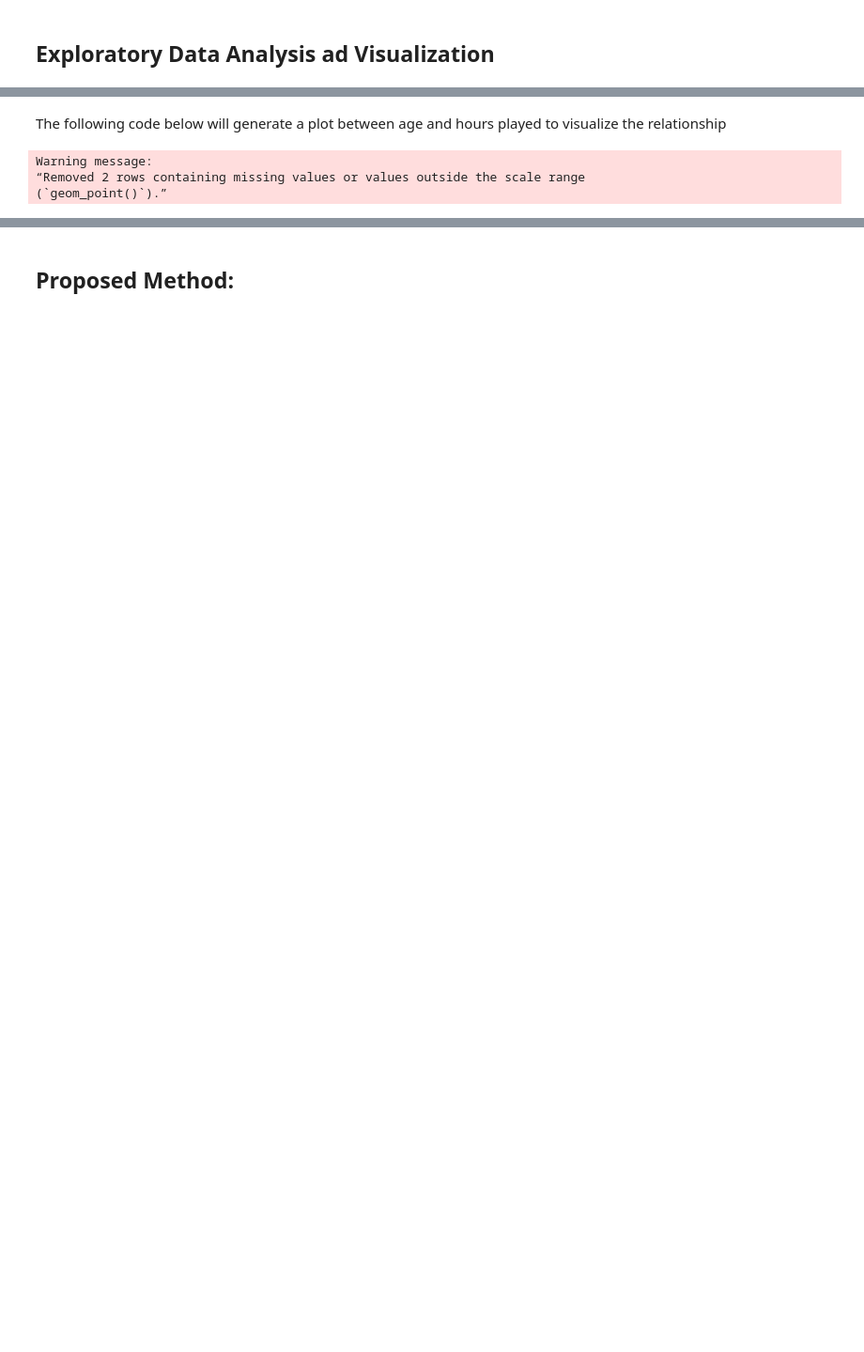
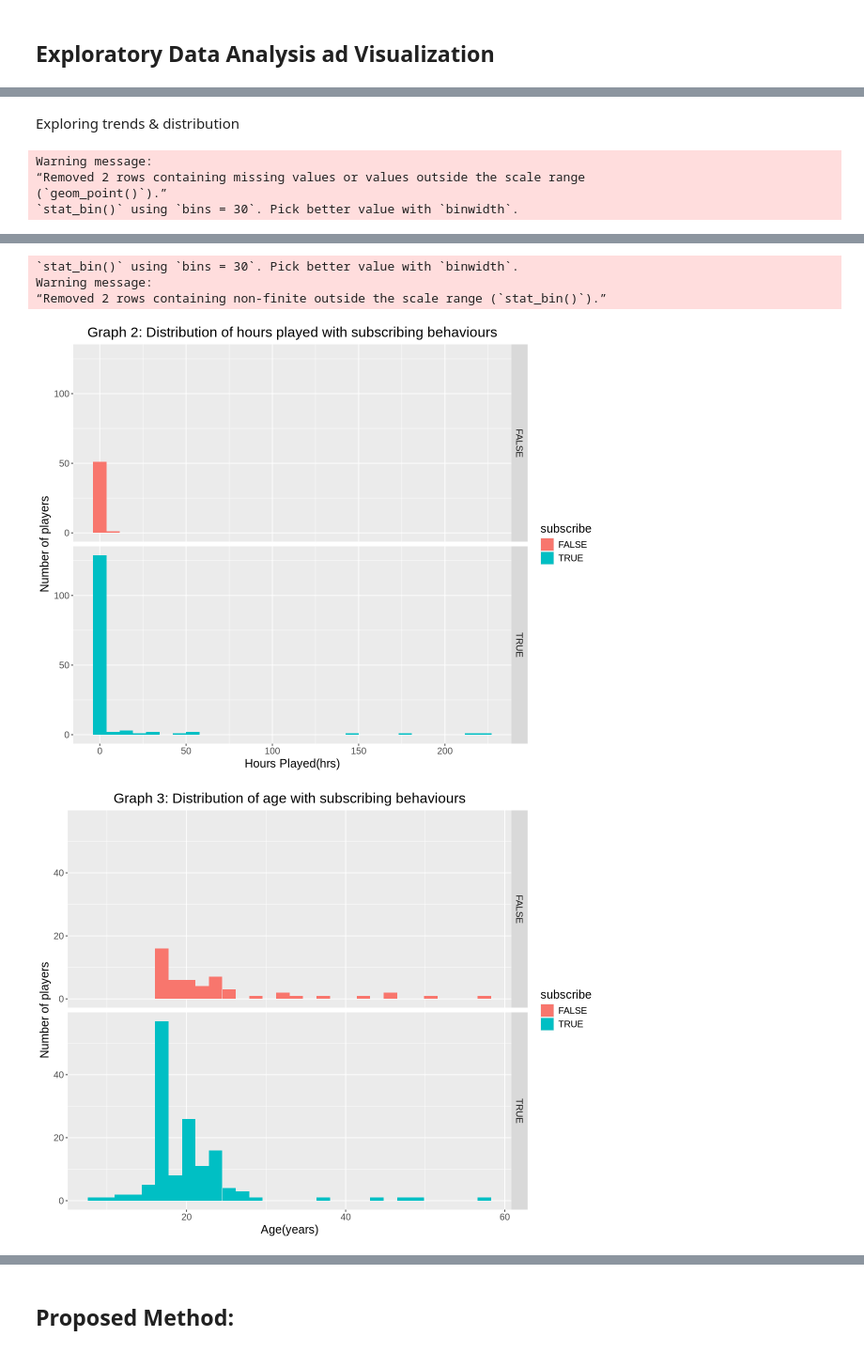
Before and after one commit to 604Beast/Project-Planning-Stage, a Jupyter notebook: Project_Planning_Stage .ipynb, the cells around one changed output, grey strips where cells are left out. Shown at 94% size. Drawn from its saved outputs; the diff is of its cells as text; code cells hidden in the pictures; blank space fills up the shorter version.

Commit message:
Graphs related to question, proposed method
Done the project, proposed method explained, new graphs explored and insights given

```diff
--- a/Project_Planning_Stage .ipynb
+++ b/Project_Planning_Stage .ipynb
@@ -174,18 +161,43 @@ players_mean
 # %% [markdown]
-The following code below will generate a plot between age and hours played to visualize the relationship
+Exploring trends & distribution
 # %%
 options(repr.plot.width = 10, repr.plot.height = 8)
-player_plot_subscribe <- ggplot(players_data, aes( x = Age, y = played_hours, color = subscribe))+
+player_plot <- ggplot(players_data, aes( x = Age, y = played_hours, color = subscribe))+
                     geom_point()+
                     ggtitle("Graph 1 : Relationship between age and hours played with subscribing behaviours") +
                     labs( x = "Age(years)", y = "Hours Played (hrs)", color = "Subscribe")+
                     theme(text = element_text(size = 15)) +
                     theme(plot.title = element_text(hjust =0.5))
 
-player_plot_subscribe
+player_histogram_hours <- ggplot(players_data, aes(x = played_hours, fill = subscribe)) +
+                        geom_histogram()+
+                        facet_grid(rows = vars(subscribe))+
+                        ggtitle("Graph 2: Distribution of hours played with subscribing behaviours")+
+                        labs( x = "Hours Played(hrs)", y = "Number of players")+
+                     theme(text = element_text(size = 15)) +
+                    theme(plot.title = element_text(hjust =0.5))
+
+player_histogram_age <- ggplot(players_data, aes(x = Age, fill = subscribe)) +
+                        geom_histogram()+
+                        facet_grid(rows = vars(subscribe))+
+                         ggtitle("Graph 3: Distribution of age with subscribing behaviours")+
+                    labs( x = "Age(years)", y = "Number of players")+
+                     theme(text = element_text(size = 15)) +
+                    theme(plot.title = element_text(hjust =0.5))
+
+
+player_plot
+player_histogram_hours
+player_histogram_age
 # %% [output]
 Warning message:
 “Removed 2 rows containing missing values or values outside the scale range
 (`geom_point()`).”
+`stat_bin()` using `bins = 30`. Pick better value with `binwidth`.
 [figure]
+`stat_bin()` using `bins = 30`. Pick better value with `binwidth`.
+Warning message:
+“Removed 2 rows containing non-finite outside the scale range (`stat_bin()`).”
+[figure, added]
+[figure, added]
 # %% [markdown]
```
Also changed, not shown: parts of 13 cells of this notebook.
